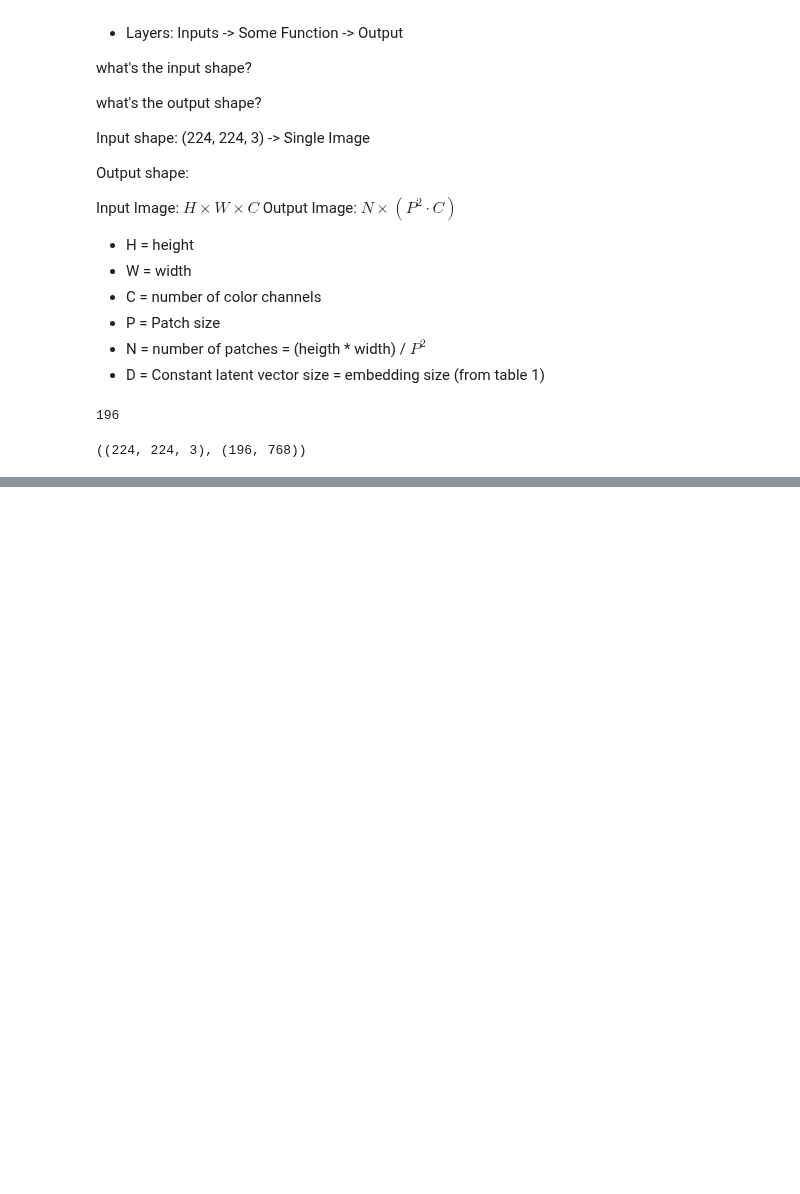
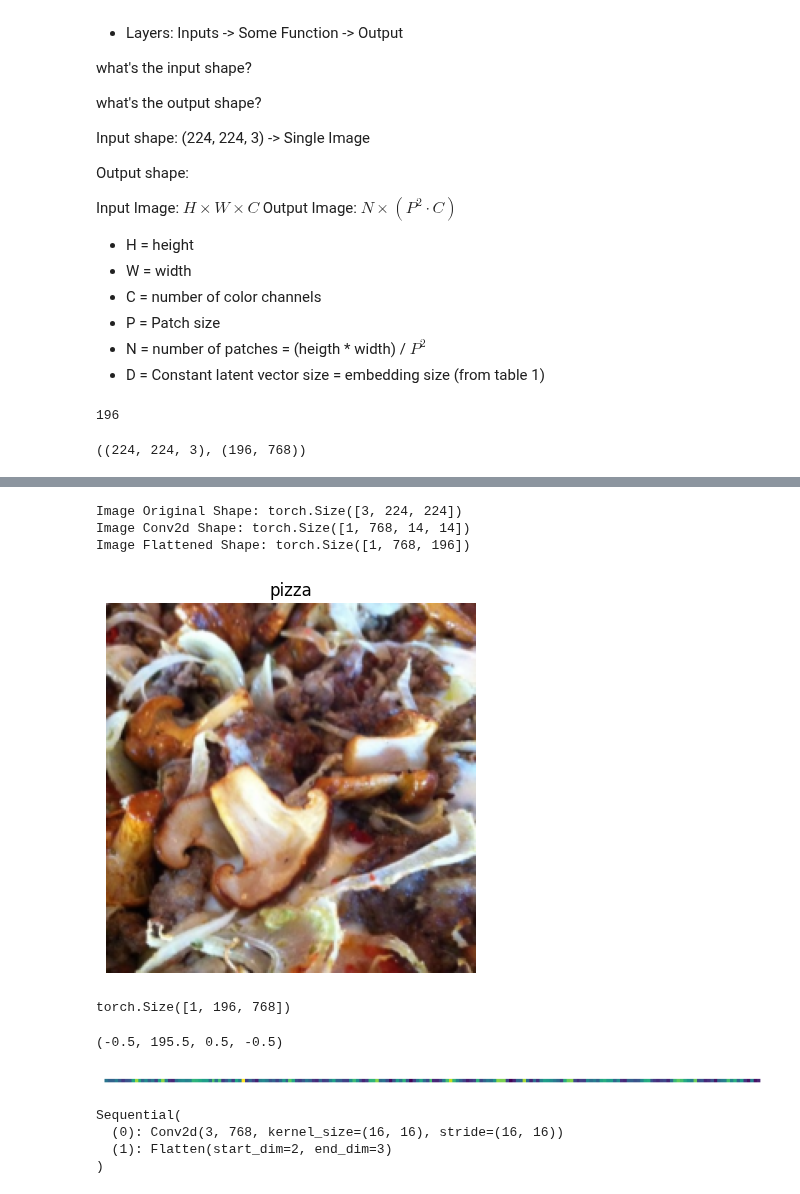
Before and after one commit to pouyarahmti/Pytorch-Deep-Learning-Bootcamp, a Jupyter notebook: 08_pytorch_paper_replicating.ipynb, the cells around one changed output, grey strips where cells are left out. Cells and saved outputs as stored; diff of their text form; code cells hidden in the pictures; blank space fills up the shorter version.

```diff
--- a/08_pytorch_paper_replicating.ipynb
+++ b/08_pytorch_paper_replicating.ipynb
@@ -233,0 +277,71 @@ Patch size: 16x16
+# %%
+# Put everything together
+
+
+plt.imshow(img.permute(1, 2, 0))
+plt.title(class_names[label])
+plt.axis(False)
+
+
+print(f"Image Original Shape: {img.shape}")
+
+
+# Conv2d
+conv2d = nn.Conv2d(in_channels=3,
+                   out_channels=768,
+                   kernel_size=patch_size,
+                   stride=patch_size,
+                   padding=0)
+image_conv = conv2d(img.unsqueeze(0))
+print(f"Image Conv2d Shape: {image_conv.shape}")
+
+# Flatten
+flatter_layer = nn.Flatten(start_dim=2, end_dim=3)
+image_flattened = flatter_layer(image_conv)
+print(f"Image Flattened Shape: {image_flattened.shape}")
+# %% [output]
+Image Original Shape: torch.Size([3, 224, 224])
+Image Conv2d Shape: torch.Size([1, 768, 14, 14])
+Image Flattened Shape: torch.Size([1, 768, 196])
+[figure, added]
+# %%
+# Rearrange the output of flatten layer to match ViT
+
+image_flattened = image_flattened.permute(0, 2, 1)
+image_flattened.shape
+# %% [output]
+torch.Size([1, 196, 768])
+# %%
+# Visualize the output of the flatten layer
+
+single_flattened_image_feature_map = image_flattened[ :, :, 0]
+
+
+# Plot
+plt.figure(figsize=(10, 10))
+plt.imshow(single_flattened_image_feature_map.detach().numpy())
+plt.axis(False)
+# %% [output]
+(-0.5, 195.5, 0.5, -0.5)
+[figure, added]
+# %%
+# Combine layers into single layer
+
+patch_size = 16
+
+
+patch_embedding_layer = nn.Sequential(
+    nn.Conv2d(in_channels=3,
+              out_channels=768,
+              kernel_size=patch_size,
+              stride=patch_size,
+              padding=0),
+    nn.Flatten(start_dim=2, end_dim=3)
+)
+
+patch_embedding_layer
+# %% [output]
+Sequential(
+  (0): Conv2d(3, 768, kernel_size=(16, 16), stride=(16, 16))
+  (1): Flatten(start_dim=2, end_dim=3)
+)
```
Also changed, not shown: parts of 10 cells of this notebook.
